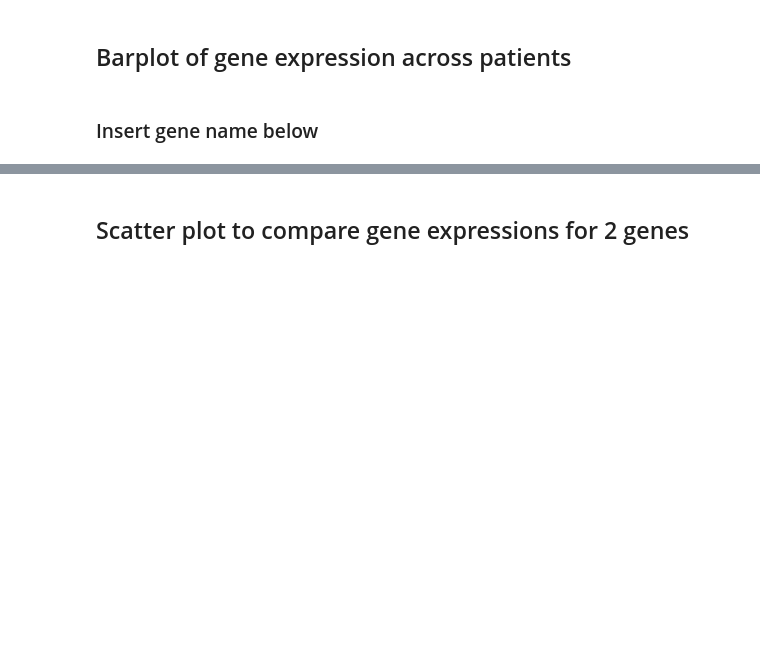
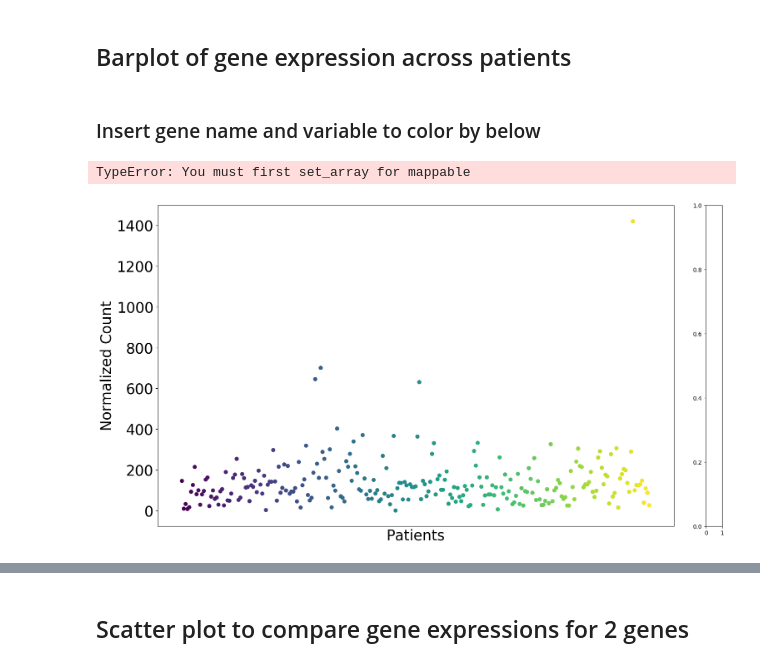
Before and after one commit to SVAI/geviz, a Jupyter notebook: numfah/plots_gene_expression.ipynb, the cells around one changed output, grey strips where cells are left out. Saved outputs shown, nothing was run; the diff lists cells and outputs as text; code cells hidden in the pictures; blank space fills up the shorter version.

```diff
--- a/numfah/plots_gene_expression.ipynb
+++ b/numfah/plots_gene_expression.ipynb
@@ -11,6 +137,16 @@ import matplotlib.pyplot as plt
 # %% [markdown]
 ## Barplot of gene expression across patients
 # %% [markdown]
-### Insert gene name below
+### Insert gene name and variable to color by below
 # %%
 gene_name = "TTN"
+# color_by = "age_at_initial_pathologic_diagnosis"
+color_by = "tumor_type"
+# %%
+if df_all[color_by].dtype == 'O':
+    plot_1gene_cat_color()
+else:
+    plot_1gene_cont_color()
+# %% [output]
+TypeError: You must first set_array for mappable
+[figure, added]
```
Also changed, not shown: parts of 27 cells of this notebook.
